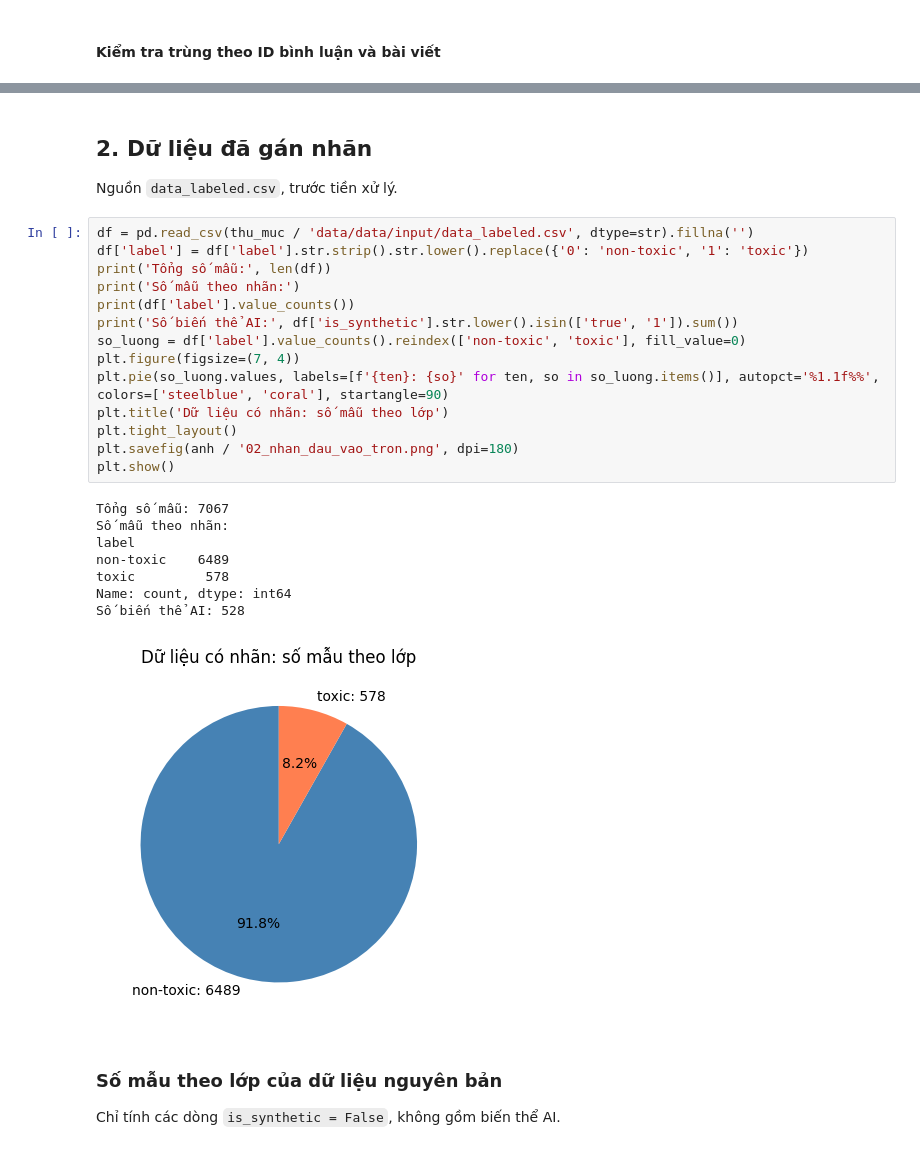
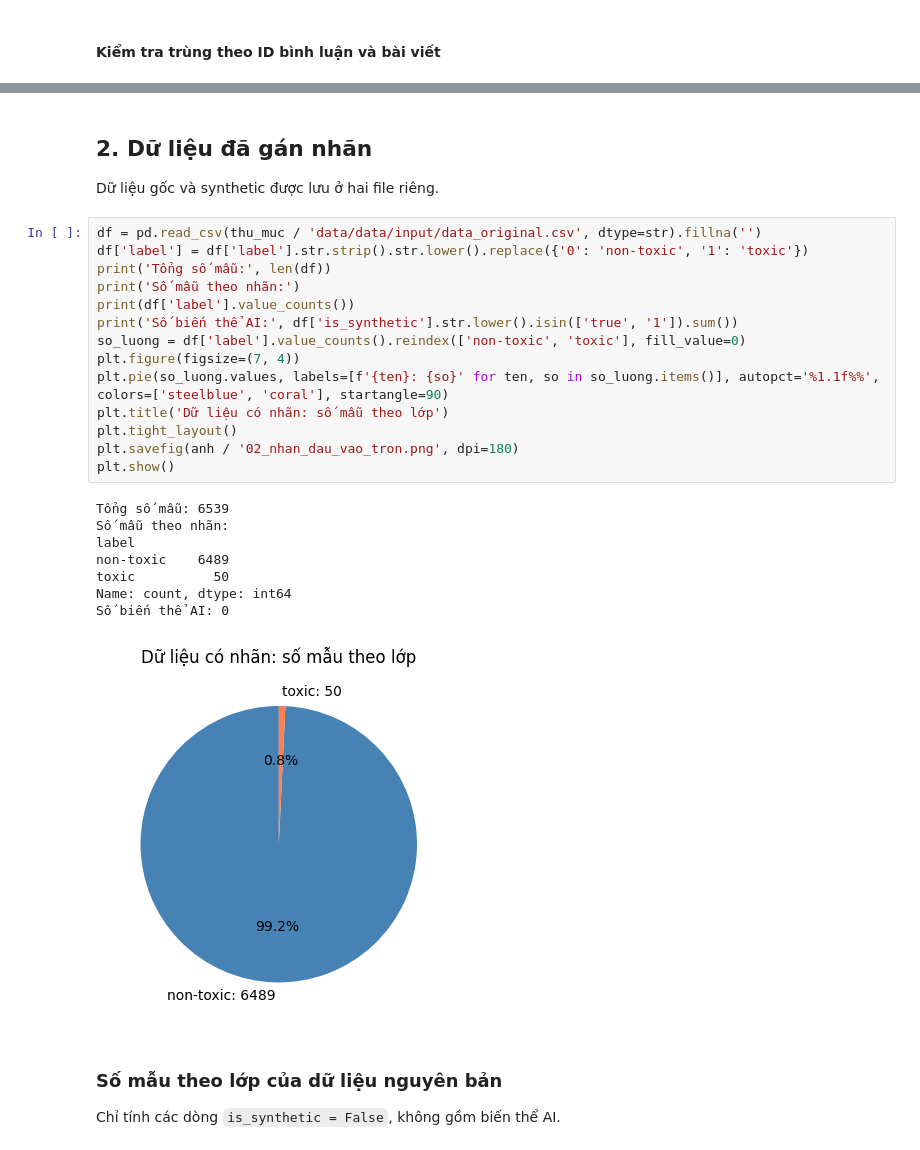
Before and after one commit to LinhThaoPham/BTL1-NLP, a Jupyter notebook: xu_ly_data/notebooks/data_static.ipynb, the cells around one changed output, grey strips where cells are left out. Saved outputs shown, nothing was run; the diff lists cells and outputs as text.

Commit message:
Split labeled data by post and update training pipeline

```diff
--- a/xu_ly_data/notebooks/data_static.ipynb
+++ b/xu_ly_data/notebooks/data_static.ipynb
@@ -65,29 +70,29 @@ print('Số dòng thiếu comment_id hoặc post_url:', int((~hop_le).sum()))
 # %% [markdown]
 ## 2. Dữ liệu đã gán nhãn
-Nguồn `data_labeled.csv`, trước tiền xử lý.
+Dữ liệu gốc và synthetic được lưu ở hai file riêng.
 # %%
-df = pd.read_csv(thu_muc / 'data/data/input/data_labeled.csv', dtype=str).fillna('')
+df = pd.read_csv(thu_muc / 'data/data/input/data_original.csv', dtype=str).fillna('')
 df['label'] = df['label'].str.strip().str.lower().replace({'0': 'non-toxic', '1': 'toxic'})
 print('Tổng số mẫu:', len(df))
 print('Số mẫu theo nhãn:')
 print(df['label'].value_counts())
 print('Số biến thể AI:', df['is_synthetic'].str.lower().isin(['true', '1']).sum())
 so_luong = df['label'].value_counts().reindex(['non-toxic', 'toxic'], fill_value=0)
 plt.figure(figsize=(7, 4))
 plt.pie(so_luong.values, labels=[f'{ten}: {so}' for ten, so in so_luong.items()], autopct='%1.1f%%', colors=['steelblue', 'coral'], startangle=90)
 plt.title('Dữ liệu có nhãn: số mẫu theo lớp')
 plt.tight_layout()
 plt.savefig(anh / '02_nhan_dau_vao_tron.png', dpi=180)
 plt.show()
 # %% [output]
-Tổng số mẫu: 7067
+Tổng số mẫu: 6539
 Số mẫu theo nhãn:
 label
 non-toxic    6489
-toxic         578
+toxic          50
 Name: count, dtype: int64
-Số biến thể AI: 528
+Số biến thể AI: 0
-[figure, old version]
+[figure, new version]
 # %% [markdown]
 ### Số mẫu theo lớp của dữ liệu nguyên bản
 Chỉ tính các dòng `is_synthetic = False`, không gồm biến thể AI.
```
Also changed, not shown: parts of 9 cells of this notebook, 33 other files.
